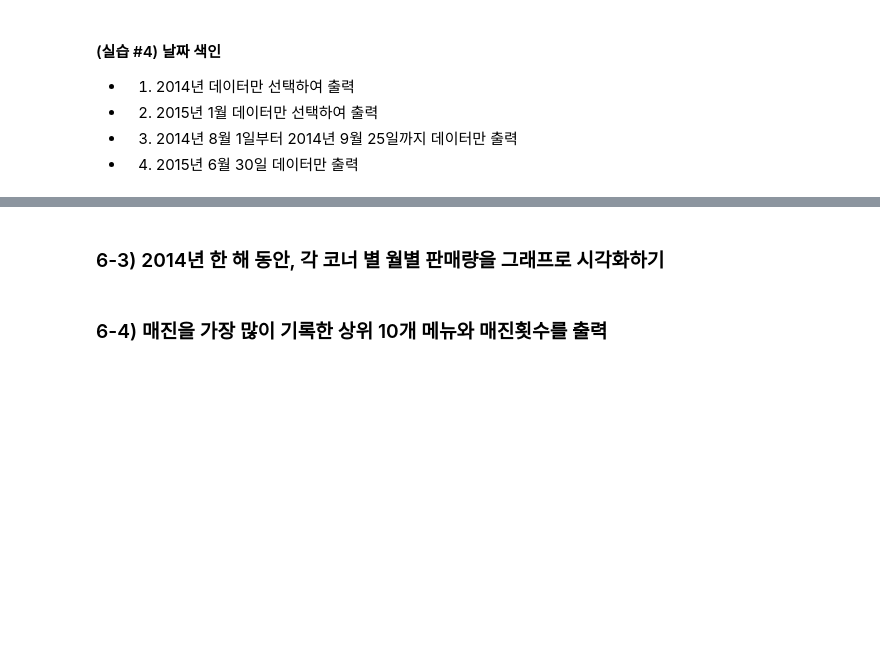
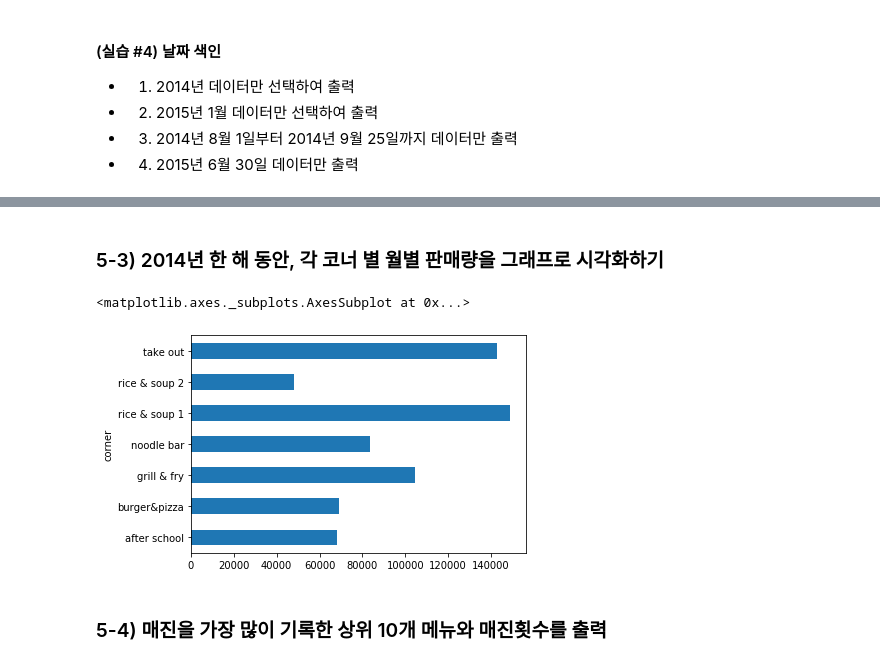
Before and after one commit to leechungpa/Python-study, a Jupyter notebook: pandas/배포용_실습 4. 시계열 데이터(datetime) 소개 및 푸드코트 판매량 분석 및 시각화.ipynb, the cells around one changed output, grey strips where cells are left out. Saved outputs shown, nothing was run; the diff lists cells and outputs as text; code cells hidden in the pictures; blank space fills up the shorter version.

```diff
--- a/pandas/배포용_실습 4. 시계열 데이터(datetime) 소개 및 푸드코트 판매량 분석 및 시각화.ipynb
+++ b/pandas/배포용_실습 4. 시계열 데이터(datetime) 소개 및 푸드코트 판매량 분석 및 시각화.ipynb
@@ -50,4 +340,5 @@ df
 # %%
-# 'date' 컬럼을 index label로 지정
+# 'date' 컬럼을 row index label로 지정
+식당.set_index('date',inplace=True)
 # %%
 # 데이터 탐색 - 수집 기간
@@ -99,4 +538,9 @@ https://pandas.pydata.org/pandas-docs/stable/generated/pandas.date_range.html
 # %% [markdown]
-### 6-3) 2014년 한 해 동안, 각 코너 별  월별 판매량을 그래프로 시각화하기
+### 5-3) 2014년 한 해 동안, 각 코너 별  월별 판매량을 그래프로 시각화하기
+# %%
+식당['2014'].groupby('corner').use_count.sum().plot(kind='barh')
+# %% [output]
+<matplotlib.axes._subplots.AxesSubplot at 0x...>
+[figure, added]
 # %% [markdown]
-### 6-4) 매진을 가장 많이 기록한 상위 10개 메뉴와 매진횟수를 출력
+### 5-4) 매진을 가장 많이 기록한 상위 10개 메뉴와 매진횟수를 출력
```
Also changed, not shown: parts of 70 cells of this notebook.
